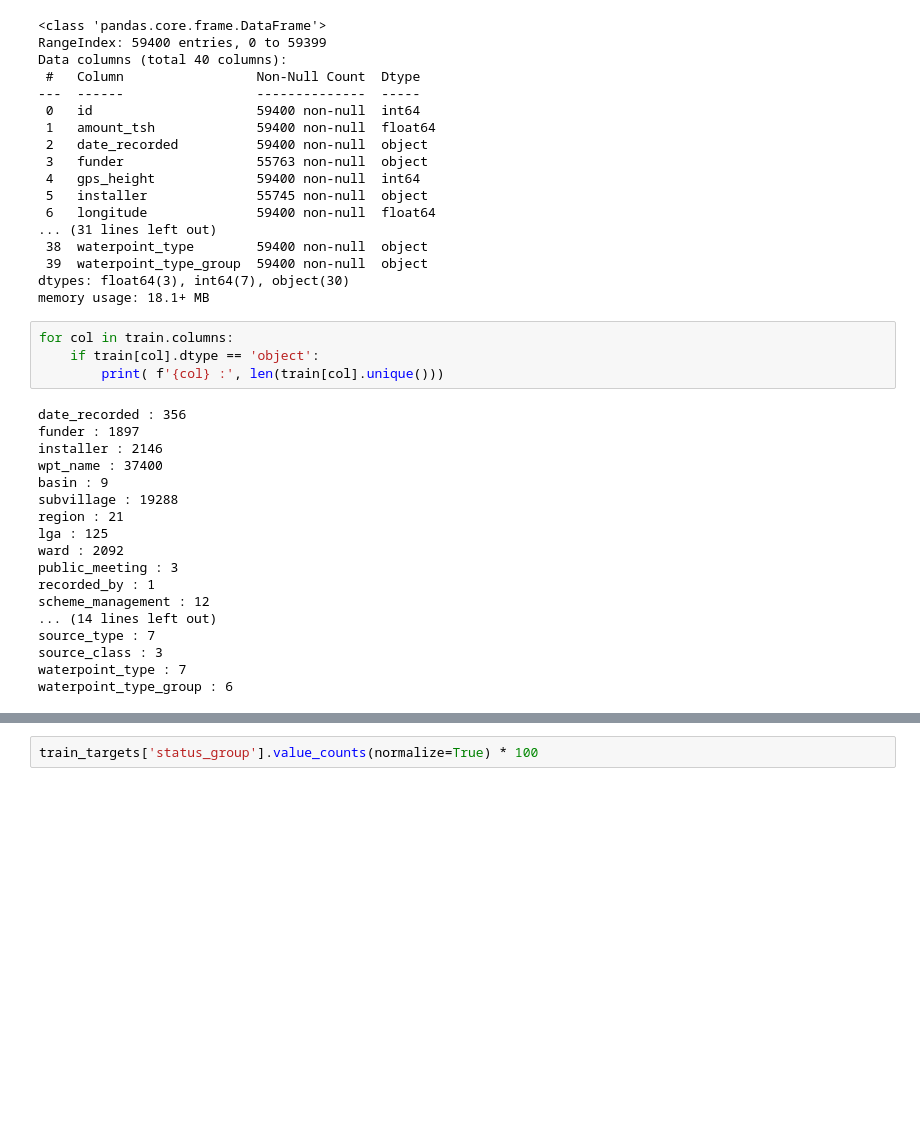
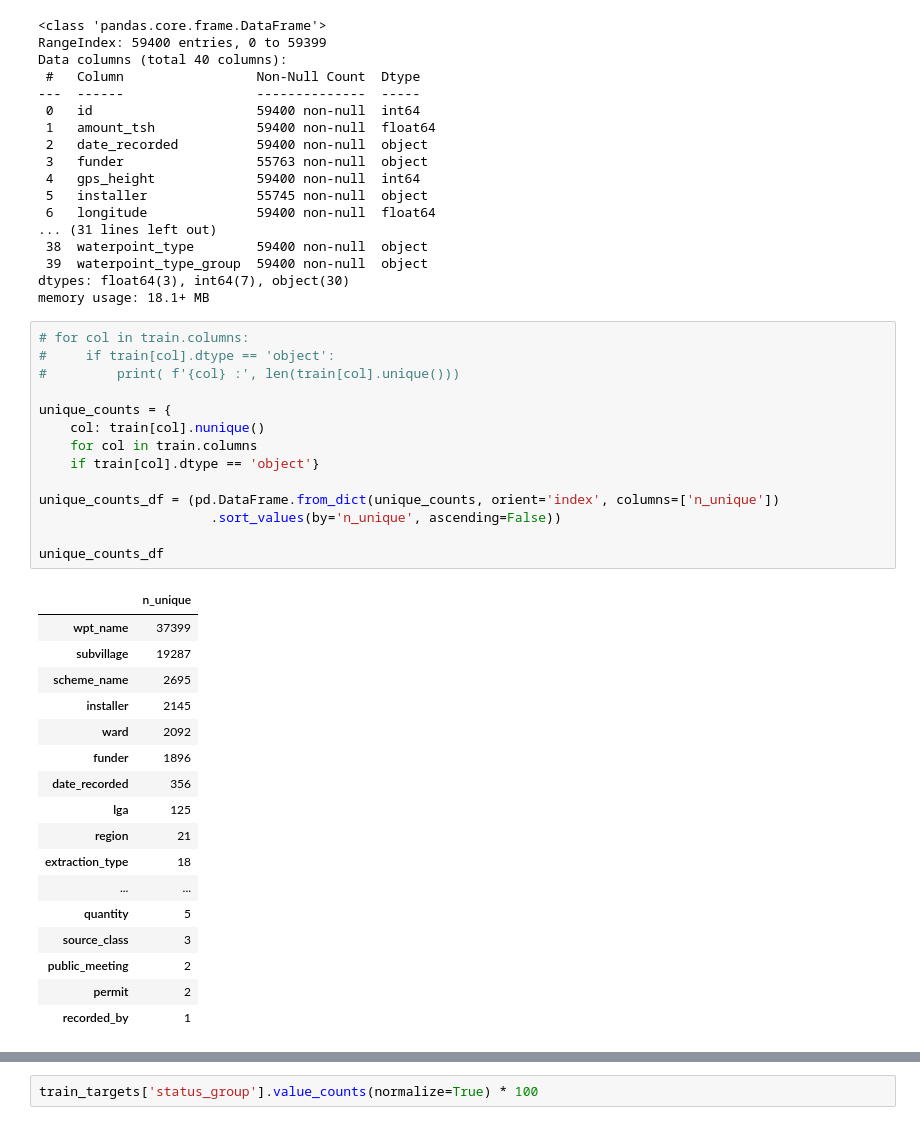
Before and after one commit to OrionXV/AI7101-Project, a Jupyter notebook: AI7101GroupProject.ipynb, the cells around one changed output, grey strips where cells are left out. Cells and saved outputs as stored; diff of their text form; blank space fills up the shorter version.

```diff
--- a/AI7101GroupProject.ipynb
+++ b/AI7101GroupProject.ipynb
@@ -64,24 +64,34 @@ Data columns (total 40 columns):
 dtypes: float64(3), int64(7), object(30)
 memory usage: 18.1+ MB
 # %%
-for col in train.columns:
-    if train[col].dtype == 'object':
-        print( f'{col} :', len(train[col].unique()))
+# for col in train.columns:
+#     if train[col].dtype == 'object':
+#         print( f'{col} :', len(train[col].unique()))
+
+unique_counts = {
+    col: train[col].nunique()
+    for col in train.columns
+    if train[col].dtype == 'object'}
+
+unique_counts_df = (pd.DataFrame.from_dict(unique_counts, orient='index', columns=['n_unique'])
+                      .sort_values(by='n_unique', ascending=False))
+
+unique_counts_df
 # %% [output]
-date_recorded : 356
-funder : 1897
-installer : 2146
-wpt_name : 37400
-basin : 9
-subvillage : 19288
-region : 21
-lga : 125
-ward : 2092
-public_meeting : 3
-recorded_by : 1
-scheme_management : 12
-... (14 lines left out)
-source_type : 7
-source_class : 3
-waterpoint_type : 7
-waterpoint_type_group : 6
+|  | n_unique |
+| wpt_name | 37399 |
+| subvillage | 19287 |
+| scheme_name | 2695 |
+| installer | 2145 |
+| ward | 2092 |
+| funder | 1896 |
+| date_recorded | 356 |
+| lga | 125 |
+| region | 21 |
+| extraction_type | 18 |
+| ... | ... |
+| quantity | 5 |
+| source_class | 3 |
+| public_meeting | 2 |
+| permit | 2 |
+| recorded_by | 1 |
```
Also changed, not shown: parts of 3 cells of this notebook.
